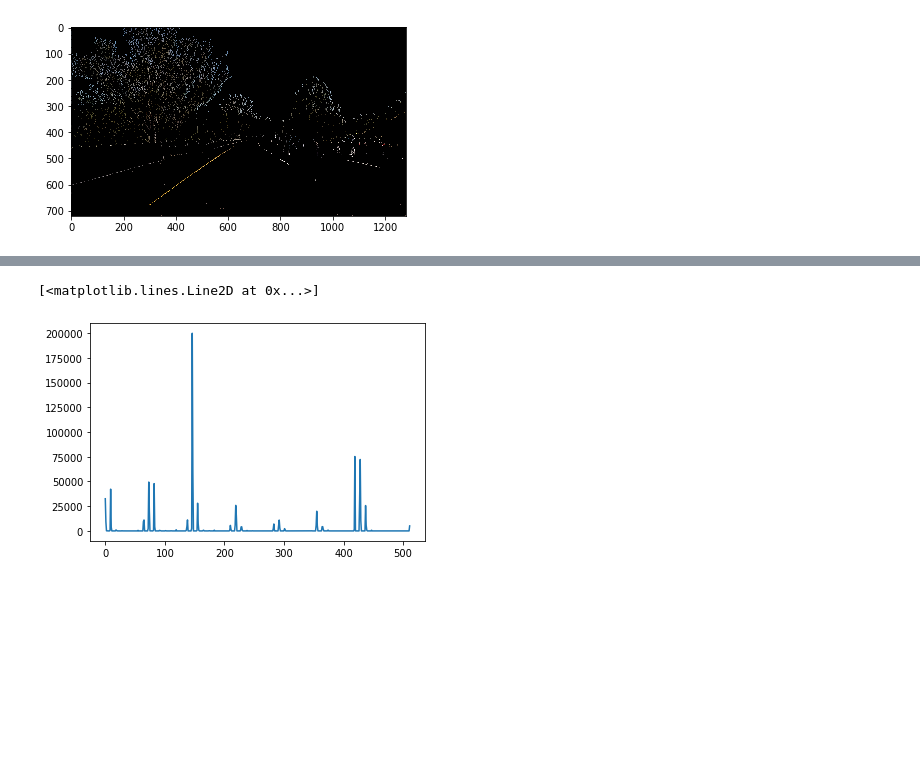
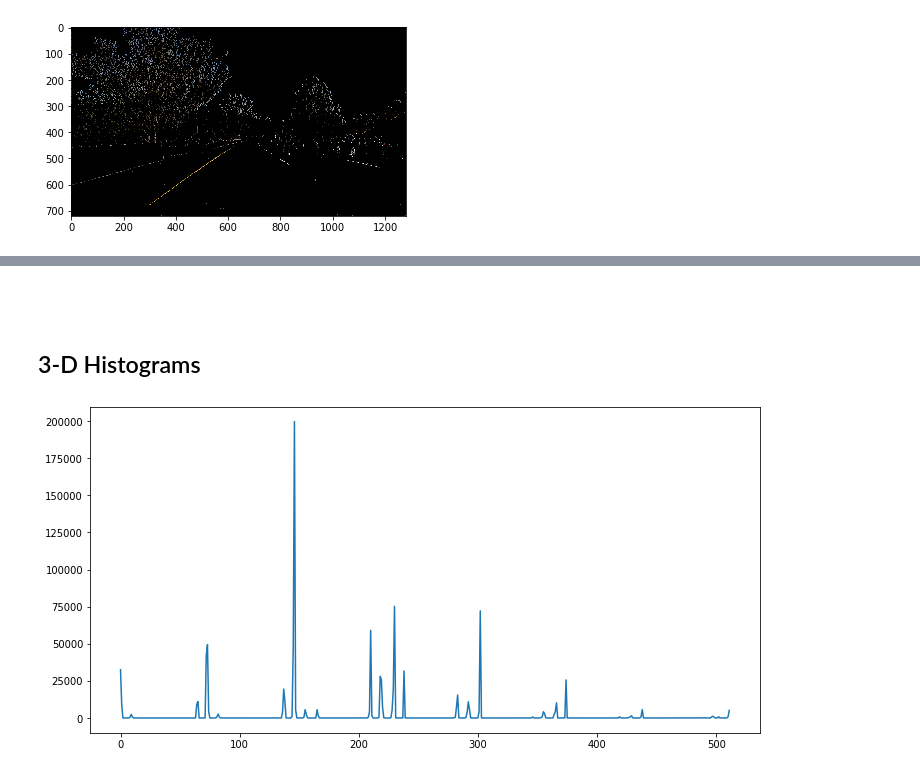
Before and after one commit to Defcon27/Image-Search-using-Parallel-Computing, a Jupyter notebook: Image_Histograms/ImageHistVisualizations.ipynb, the cells around one changed output, grey strips where cells are left out. Drawn from its saved outputs; the diff is of its cells as text; code cells hidden in the pictures; blank space fills up the shorter version.

```diff
--- a/Image_Histograms/ImageHistVisualizations.ipynb
+++ b/Image_Histograms/ImageHistVisualizations.ipynb
@@ -169,10 +210,14 @@ plt.imshow(image)
+# %% [markdown]
+###
+# %% [markdown]
+## 3-D Histograms
 # %%
+image = cv2.imread("../Image_Database/road.jpg")
+image = cv2.cvtColor(image, cv2.COLOR_BGR2RGB)
 
-image = cv2.imread("Image_Database/road.jpg")
-
+f, ax = plt.subplots(figsize=(12,6))
 hist = cv2.calcHist([image], [0, 1, 2],None, [8, 8, 8], [0, 256, 0, 256, 0, 256])
-
-plt.plot(hist.ravel())
+sns.lineplot(data=hist.ravel())
+plt.show()
 # %% [output]
-[<matplotlib.lines.Line2D at 0x...>]
-[figure, old version]
+[figure, new version]
```
Also changed, not shown: parts of 12 cells of this notebook.
